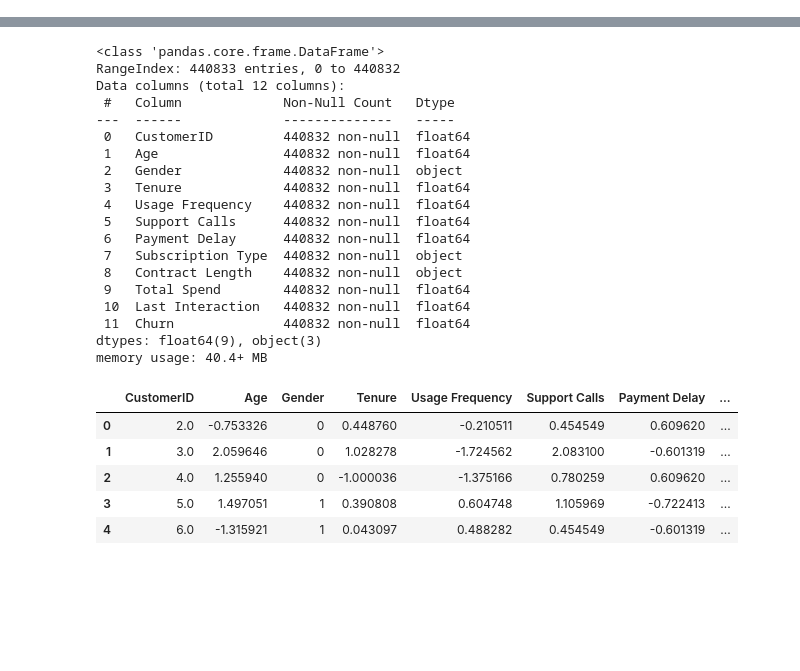
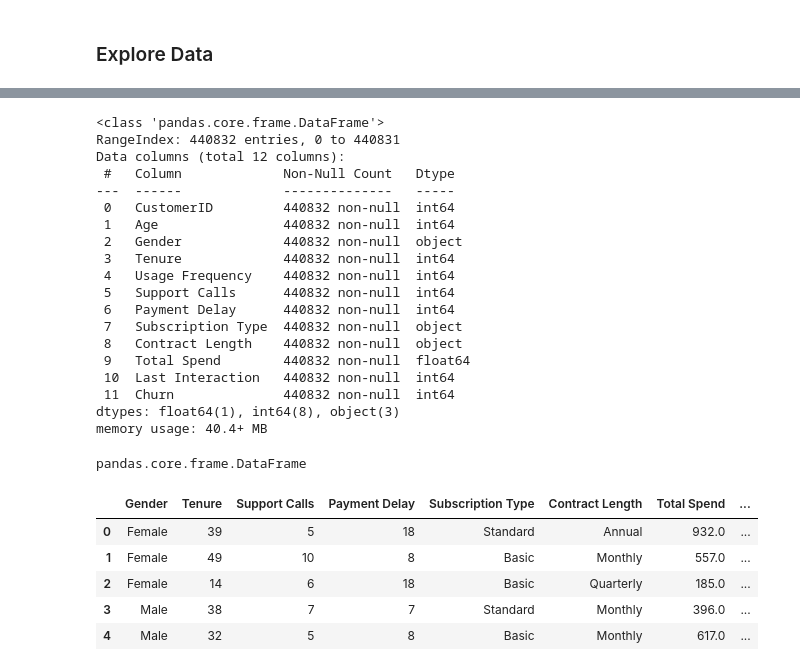
Before and after one commit to sghatak5/Customer-Churn-Prediction, a Jupyter notebook: 01_DataPreparation.ipynb, the cells around one changed output, grey strips where cells are left out. Saved outputs shown, nothing was run; the diff lists cells and outputs as text; code cells hidden in the pictures; blank space fills up the shorter version.

```diff
--- a/01_DataPreparation.ipynb
+++ b/01_DataPreparation.ipynb
@@ -10,3 +10,10 @@ df = pd.read_csv("Data/customer_churn_dataset-training-master.csv")
+# %%
+df = pd.read_csv("Data/customer_churn_dataset-training-master.csv")
+test_df = pd.read_csv('Data/customer_churn_dataset-testing-master.csv')
+df_rf = pd.read_csv("Data/customer_churn_dataset-training-master.csv")
+test_df_rf = pd.read_csv('Data/customer_churn_dataset-testing-master.csv')
+# %% [markdown]
+### Explore Data
 # %%
 df.describe()
 # %% [output]
@@ -21,32 +28,38 @@ df.describe()
 | max | 449999.000000 | 65.000000 | 60.000000 | 30.000000 | 10.000000 | 30.000000 | 1000.000000 | ... |
 # %%
 df.info()
+type(df)
 # %% [output]
 <class 'pandas.core.frame.DataFrame'>
-RangeIndex: 440833 entries, 0 to 440832
+RangeIndex: 440832 entries, 0 to 440831
 Data columns (total 12 columns):
  #   Column             Non-Null Count   Dtype
 ---  ------             --------------   -----
- 0   CustomerID         440832 non-null  float64
- 1   Age                440832 non-null  float64
+ 0   CustomerID         440832 non-null  int64
+ 1   Age                440832 non-null  int64
  2   Gender             440832 non-null  object
- 3   Tenure             440832 non-null  float64
- 4   Usage Frequency    440832 non-null  float64
- 5   Support Calls      440832 non-null  float64
- 6   Payment Delay      440832 non-null  float64
+ 3   Tenure             440832 non-null  int64
+ 4   Usage Frequency    440832 non-null  int64
+ 5   Support Calls      440832 non-null  int64
+ 6   Payment Delay      440832 non-null  int64
  7   Subscription Type  440832 non-null  object
  8   Contract Length    440832 non-null  object
  9   Total Spend        440832 non-null  float64
- 10  Last Interaction   440832 non-null  float64
- 11  Churn              440832 non-null  float64
-dtypes: float64(9), object(3)
+ 10  Last Interaction   440832 non-null  int64
+ 11  Churn              440832 non-null  int64
+dtypes: float64(1), int64(8), object(3)
 memory usage: 40.4+ MB
+pandas.core.frame.DataFrame
-# %%
-df.head()
-# %% [output]
-|  | CustomerID | Age | Gender | Tenure | Usage Frequency | Support Calls | Payment Delay | ... |
-| 0 | 2.0 | -0.753326 | 0 | 0.448760 | -0.210511 | 0.454549 | 0.609620 | ... |
-| 1 | 3.0 | 2.059646 | 0 | 1.028278 | -1.724562 | 2.083100 | -0.601319 | ... |
-| 2 | 4.0 | 1.255940 | 0 | -1.000036 | -1.375166 | 0.780259 | 0.609620 | ... |
-| 3 | 5.0 | 1.497051 | 1 | 0.390808 | 0.604748 | 1.105969 | -0.722413 | ... |
-| 4 | 6.0 | -1.315921 | 1 | 0.043097 | 0.488282 | 0.454549 | -0.601319 | ... |
+# %%
+df = df.drop(columns=['CustomerID', 'Age', 'Usage Frequency'])
+test_df = test_df.drop(columns=['CustomerID', 'Age', 'Usage Frequency'])
+df_rf = df_rf.drop(columns=['CustomerID'])
+test_df_rf = test_df_rf.drop(columns=['CustomerID'])
+df.head()
+# %% [output]
+|  | Gender | Tenure | Support Calls | Payment Delay | Subscription Type | Contract Length | Total Spend | ... |
+| 0 | Female | 39 | 5 | 18 | Standard | Annual | 932.0 | ... |
+| 1 | Female | 49 | 10 | 8 | Basic | Monthly | 557.0 | ... |
+| 2 | Female | 14 | 6 | 18 | Basic | Quarterly | 185.0 | ... |
+| 3 | Male | 38 | 7 | 7 | Standard | Monthly | 396.0 | ... |
+| 4 | Male | 32 | 5 | 8 | Basic | Monthly | 617.0 | ... |
```
Also changed, not shown: parts of 9 cells of this notebook, 8 other files.
